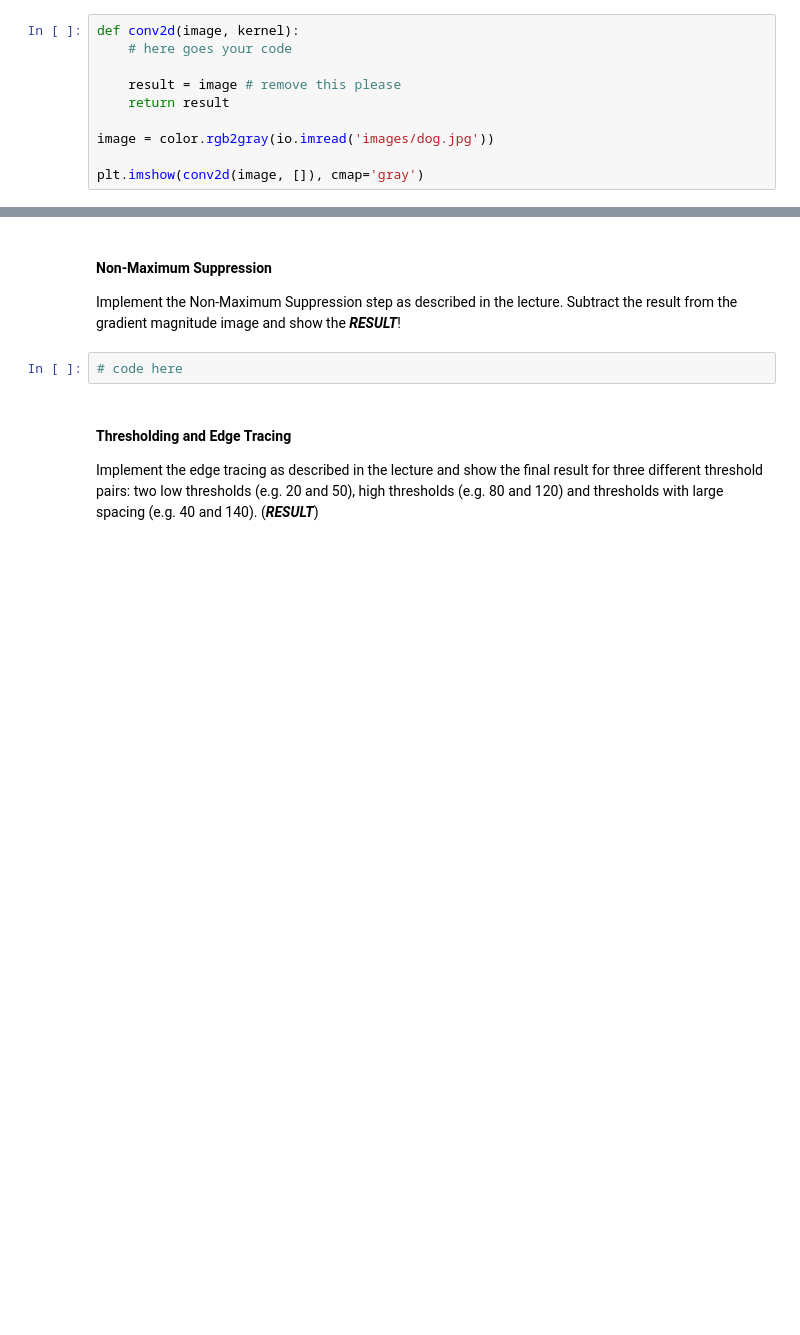
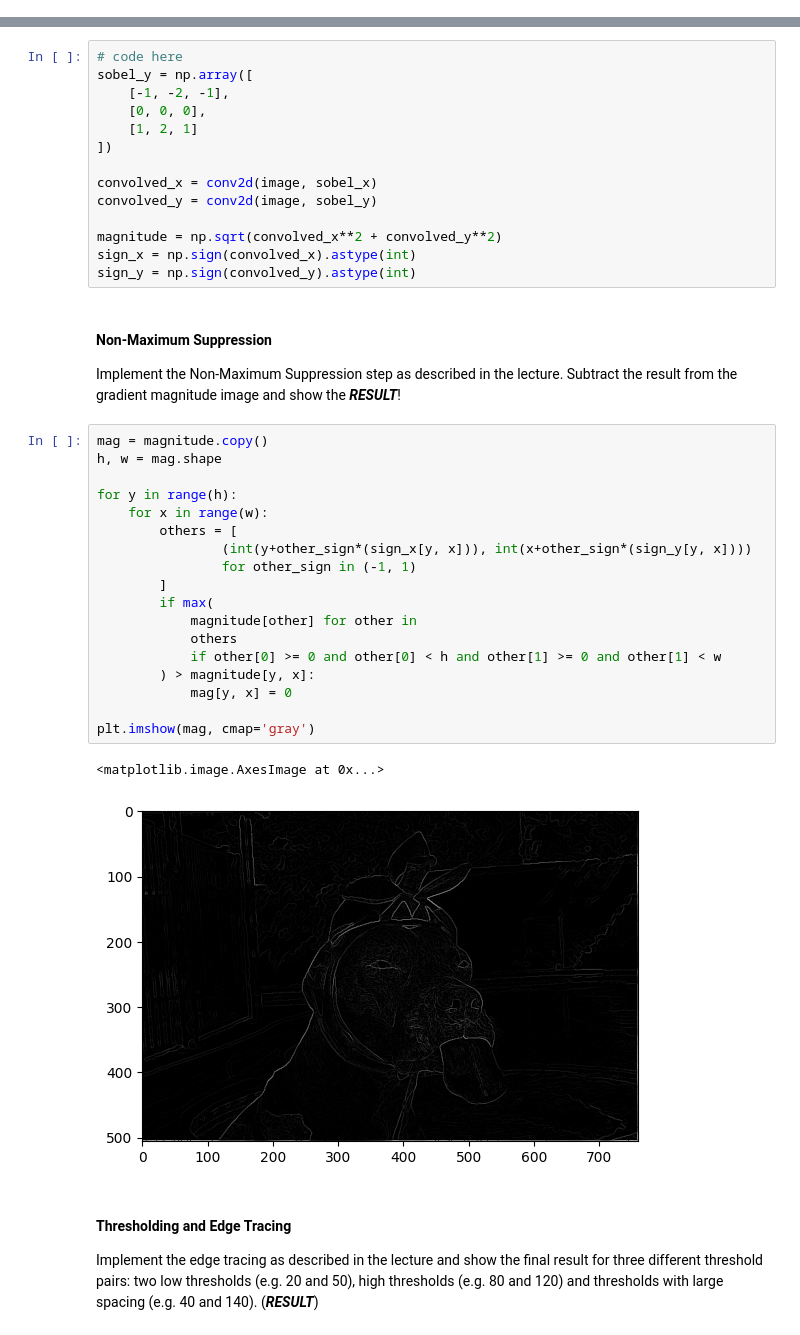
Before and after one commit to theRealProHacker/Computer-Vision, a Jupyter notebook: assignment02.ipynb, the cells around one changed output, grey strips where cells are left out. Saved outputs shown, nothing was run; the diff lists cells and outputs as text; blank space fills up the shorter version.

```diff
--- a/assignment02.ipynb
+++ b/assignment02.ipynb
@@ -12,12 +13,2 @@ Implement the convolution operation for 2-D images (i.e. no colors here, sorry).
 import matplotlib.pyplot as plt
 from skimage import io, color
-# %%
-def conv2d(image, kernel):
-    # here goes your code
-
-    result = image # remove this please
-    return result
-
-image = color.rgb2gray(io.imread('images/dog.jpg'))
-
-plt.imshow(conv2d(image, []), cmap='gray')
@@ -39,8 +85,41 @@ If you haven't yet: smooth the image with a Gaussian of your choice. Then use th
+# %%
+# code here
+sobel_y = np.array([
+    [-1, -2, -1],
+    [0, 0, 0],
+    [1, 2, 1]
+])
+
+convolved_x = conv2d(image, sobel_x)
+convolved_y = conv2d(image, sobel_y)
+
+magnitude = np.sqrt(convolved_x**2 + convolved_y**2)
+sign_x = np.sign(convolved_x).astype(int)
+sign_y = np.sign(convolved_y).astype(int)
 # %% [markdown]
 #### Non-Maximum Suppression
 Implement the Non-Maximum Suppression step as described in the lecture. Subtract the result from the gradient magnitude image and show the ***RESULT***!
-# %%
-# code here
+# %%
+mag = magnitude.copy()
+h, w = mag.shape
+
+for y in range(h):
+    for x in range(w):
+        others = [
+                (int(y+other_sign*(sign_x[y, x])), int(x+other_sign*(sign_y[y, x])))
+                for other_sign in (-1, 1)
+        ]
+        if max(
+            magnitude[other] for other in
+            others
+            if other[0] >= 0 and other[0] < h and other[1] >= 0 and other[1] < w
+        ) > magnitude[y, x]:
+            mag[y, x] = 0
+
+plt.imshow(mag, cmap='gray')
+# %% [output]
+<matplotlib.image.AxesImage at 0x...>
+[figure, added]
 # %% [markdown]
 #### Thresholding and Edge Tracing
 Implement the edge tracing as described in the lecture and show the final result for three different threshold pairs: two low thresholds (e.g. 20 and 50), high thresholds (e.g. 80 and 120) and thresholds with large spacing (e.g. 40 and 140). (***RESULT***)
```
Also changed, not shown: parts of 9 cells of this notebook.
